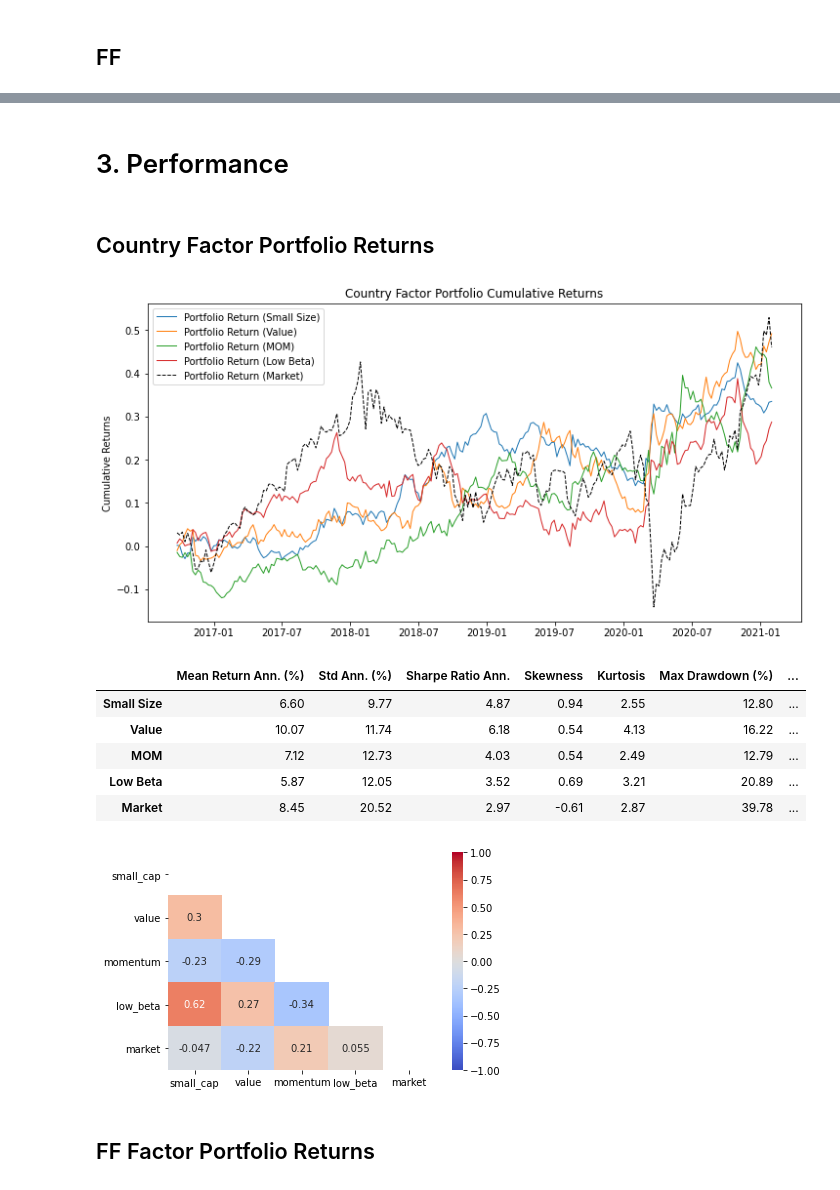
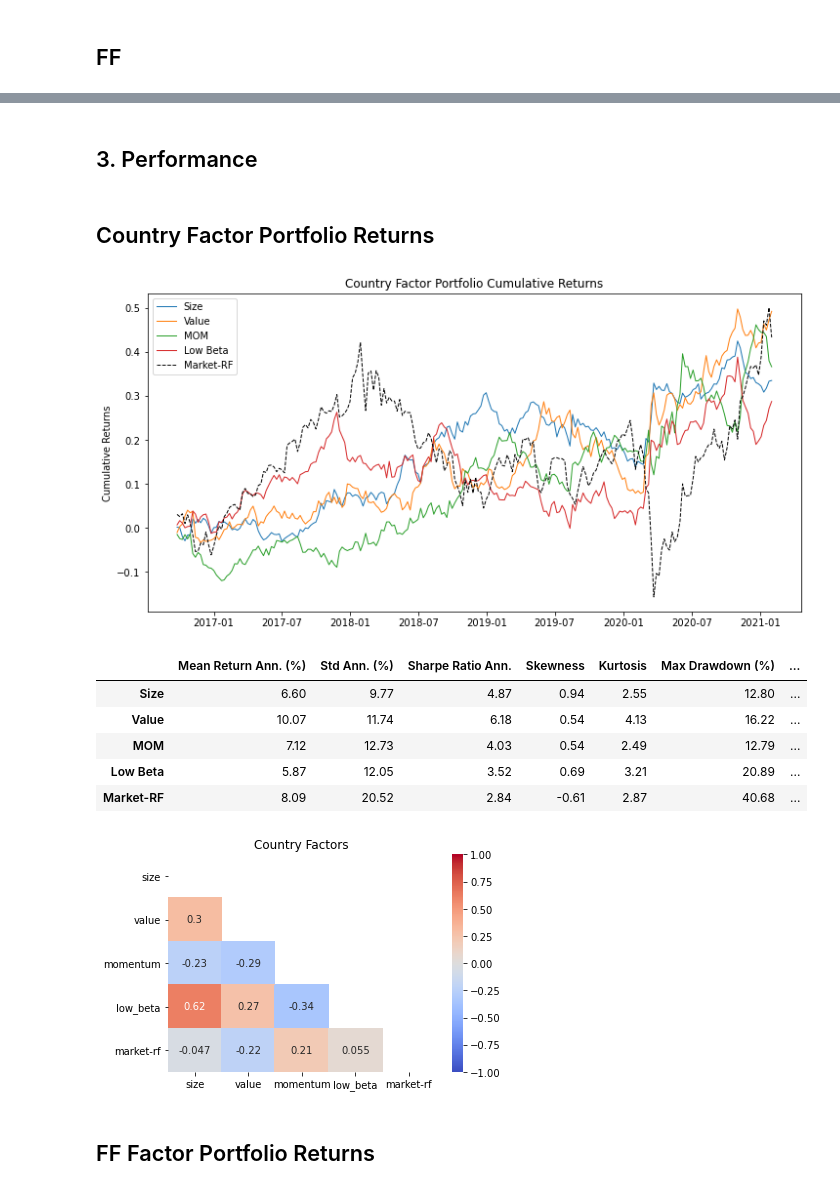
Before and after one commit to wingwingz/AFP, a Jupyter notebook: Portfolio Construction/country_factor_portfolios.ipynb, the cells around one changed output, grey strips where cells are left out. Drawn from its saved outputs; the diff is of its cells as text; code cells hidden in the pictures.

```diff
--- a/Portfolio Construction/country_factor_portfolios.ipynb
+++ b/Portfolio Construction/country_factor_portfolios.ipynb
@@ -128,6 +128,7 @@ ff6['Date'] = ff6.index
 ff6.index = pd.to_datetime(ff6['Date'].dt.to_timestamp('s').dt.strftime('%Y-%m-%d'))
 del ff6['Date']
 # %%
-ff6 = ff6[(ff6.index>=start_date) & (ff6.index<=end_date)]
+ff6 = ff6[(ff6.index>='2015-09-01') & (ff6.index<=end_date)]
+ff6_rf = np.log(ff6[['RF']]/100/12+1)
 ff6 = ff6[['SMB', 'HML', 'WML', 'Mkt-RF']]
 ff6 = np.log(ff6/100+1)
@@ -218,12 +228,25 @@ small_cap_ret, small_cap_port = construct_factor(country_mkt_cap, equity_rets_w,
 value_ret, value_port = construct_factor(country_pe, equity_rets_w, ascending=False)
 mom_ret, mom_port = construct_factor(mom_df, equity_rets_w, ascending=True)
 low_beta_ret, low_beta_port = construct_factor(beta_df, equity_rets_w, ascending=False)
+# %%
+# Excess market returns
+# Convert to weekly
+new_df_w = pd.DataFrame(index=market_rets_w.index)
+ff6_rf = merge_by_year_month(new_df_w).merge(merge_by_year_month(ff6_rf), on=['year', 'month'])
+ff6_rf.index = pd.date_range('2015-09-27', '2021-01', freq='W')
+del ff6_rf['year']
+del ff6_rf['month']
+
+jan2021 = pd.DataFrame(index=new_df_w.index[-5:])
+jan2021['RF'] = ff6_rf['RF'].iloc[-1]
+ff6_rf = ff6_rf.append(jan2021)
+market_rets_w['EEM ETF-RF'] = market_rets_w['EEM ETF'] - ff6_rf['RF']
 # %%
 # Create a single df of all returns
-all_port_rets = pd.concat([small_cap_ret, value_ret, mom_ret, low_beta_ret, market_rets_w['EEM ETF']], axis=1)
-all_port_rets.columns = ['small_cap', 'value', 'momentum', 'low_beta', 'market']
+all_port_rets = pd.concat([small_cap_ret, value_ret, mom_ret, low_beta_ret, market_rets_w['EEM ETF-RF']], axis=1)
+all_port_rets.columns = ['size', 'value', 'momentum', 'low_beta', 'market-rf']
 # %% [markdown]
-# 3. Performance
+## 3. Performance
 # %%
 # Calculate cumulative returns
 def calc_cum_returns(df, log_ret = True):
@@ -300,7 +323,7 @@ def calc_performance(rets_series, log_ret = True, time = 52):
 
     return all_
 
-def plot_corr(factor_returns_df):
+def plot_corr(factor_returns_df, title):
     '''
     Takes in factor returns dataframe and outputs factor correlations matrix
     '''
@@ -308,6 +331,7 @@ def plot_corr(factor_returns_df):
     corr = factor_returns_df.corr()
     mask = np.triu(np.ones_like(corr, dtype=bool))
     sns.heatmap(corr, mask = mask, annot = True, vmin=-1, vmax=1, center= 0, cmap= 'coolwarm')
+    plt.title(title)
     plt.show()
 
 
@@ -318,8 +342,8 @@ def plot_perf(perf, perf_bm, label, title):
         perf = [perf]
         label = [label]
     for i in range(len(perf)):
-        ax.plot(perf[i], linewidth=1, label=f'Portfolio Return ({label[i]})')
-    ax.plot(perf_bm, linewidth=1, linestyle='--', c='black', label='Portfolio Return (Market)')
+        ax.plot(perf[i], linewidth=1, label=label[i])
+    ax.plot(perf_bm, linewidth=1, linestyle='--', c='black', label='Market-RF')
     ax.set_ylabel('Cumulative Returns')
     ax.set_title(title)
     ax.legend()
@@ -330,10 +354,10 @@ all_port_cum_ret_df = calc_cum_returns(all_port_rets)
 
 # Plot cumulative returns
 plot_perf(perf=[all_port_cum_ret_df[x] for x in list(all_port_cum_ret_df.columns.values)[:-1]], \
-          perf_bm=all_port_cum_ret_df['market_cum_ret'], label=['Small Size', 'Value', 'MOM', 'Low Beta'], \
+          perf_bm=all_port_cum_ret_df['market-rf_cum_ret'], label=['Size', 'Value', 'MOM', 'Low Beta'], \
           title='Country Factor Portfolio Cumulative Returns')
 # %% [output]
-[figure, old version]
+[figure, new version]
 # %%
 all_perf = []
 for col in all_port_rets.columns:
@@ -341,21 +365,21 @@ for col in all_port_rets.columns:
     all_perf.append(perf_)
 
 perf_df = pd.DataFrame(all_perf, columns = ['Mean Return Ann. (%)', 'Std Ann. (%)', 'Sharpe Ratio Ann.', 'Skewness', 'Kurtosis', 'Max Drawdown (%)', 'Max Drawdown Date'], \
-                       index = ['Small Size', 'Value', 'MOM', 'Low Beta', 'Market'])
+                       index = ['Size', 'Value', 'MOM', 'Low Beta', 'Market-RF'])
 perf_df
 # %% [output]
 |  | Mean Return Ann. (%) | Std Ann. (%) | Sharpe Ratio Ann. | Skewness | Kurtosis | Max Drawdown (%) | ... |
-| Small Size | 6.60 | 9.77 | 4.87 | 0.94 | 2.55 | 12.80 | ... |
+| Size | 6.60 | 9.77 | 4.87 | 0.94 | 2.55 | 12.80 | ... |
 | Value | 10.07 | 11.74 | 6.18 | 0.54 | 4.13 | 16.22 | ... |
 | MOM | 7.12 | 12.73 | 4.03 | 0.54 | 2.49 | 12.79 | ... |
 | Low Beta | 5.87 | 12.05 | 3.52 | 0.69 | 3.21 | 20.89 | ... |
-| Market | 8.45 | 20.52 | 2.97 | -0.61 | 2.87 | 39.78 | ... |
+| Market-RF | 8.09 | 20.52 | 2.84 | -0.61 | 2.87 | 40.68 | ... |
 # %%
 # Correlations of country factors
-corr_country_df = plot_corr(all_port_rets)
+corr_country_df = plot_corr(all_port_rets, 'Country Factors')
 corr_country_df
 # %% [output]
-[figure, old version]
+[figure, new version]
 # %% [markdown]
 ## FF Factor Portfolio Returns
 # %%
```
Also changed, not shown: parts of 30 cells of this notebook, 3 other files.
